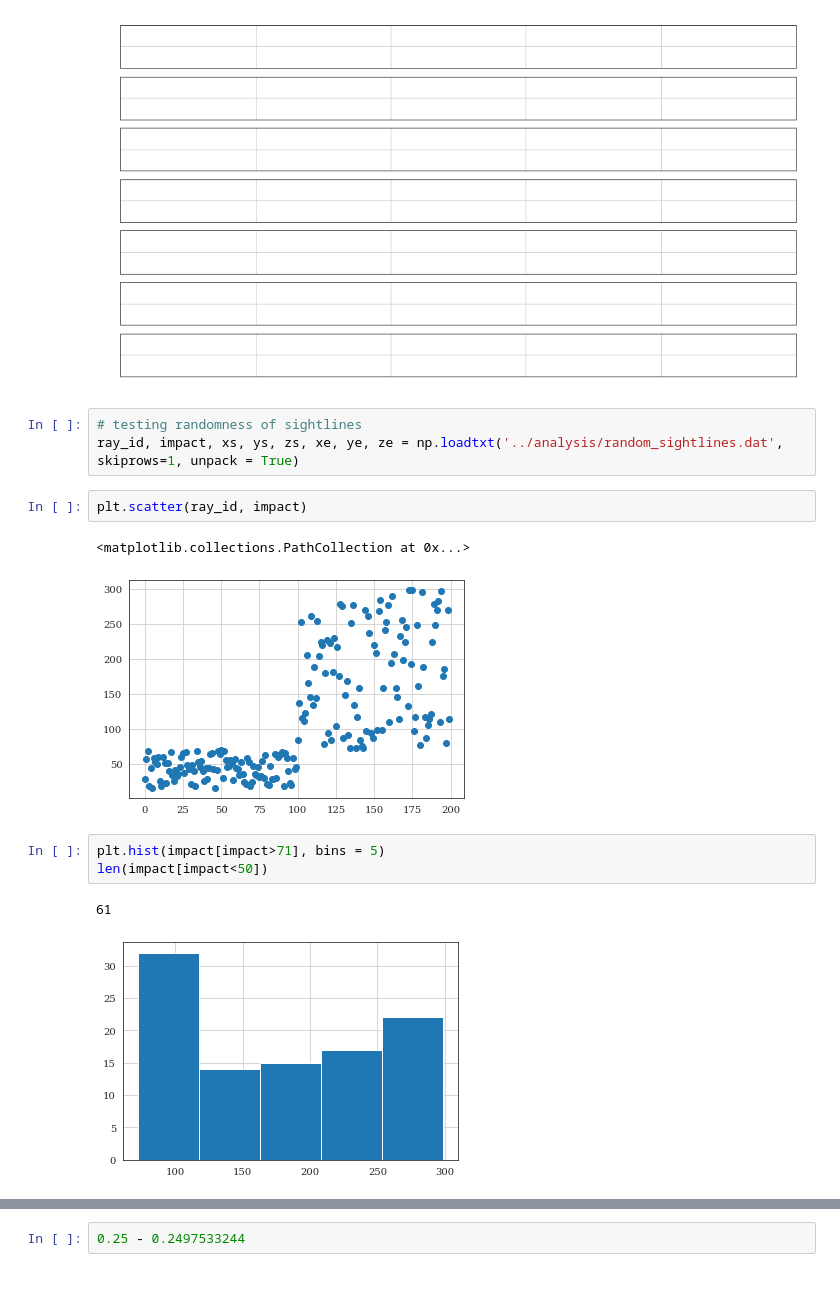
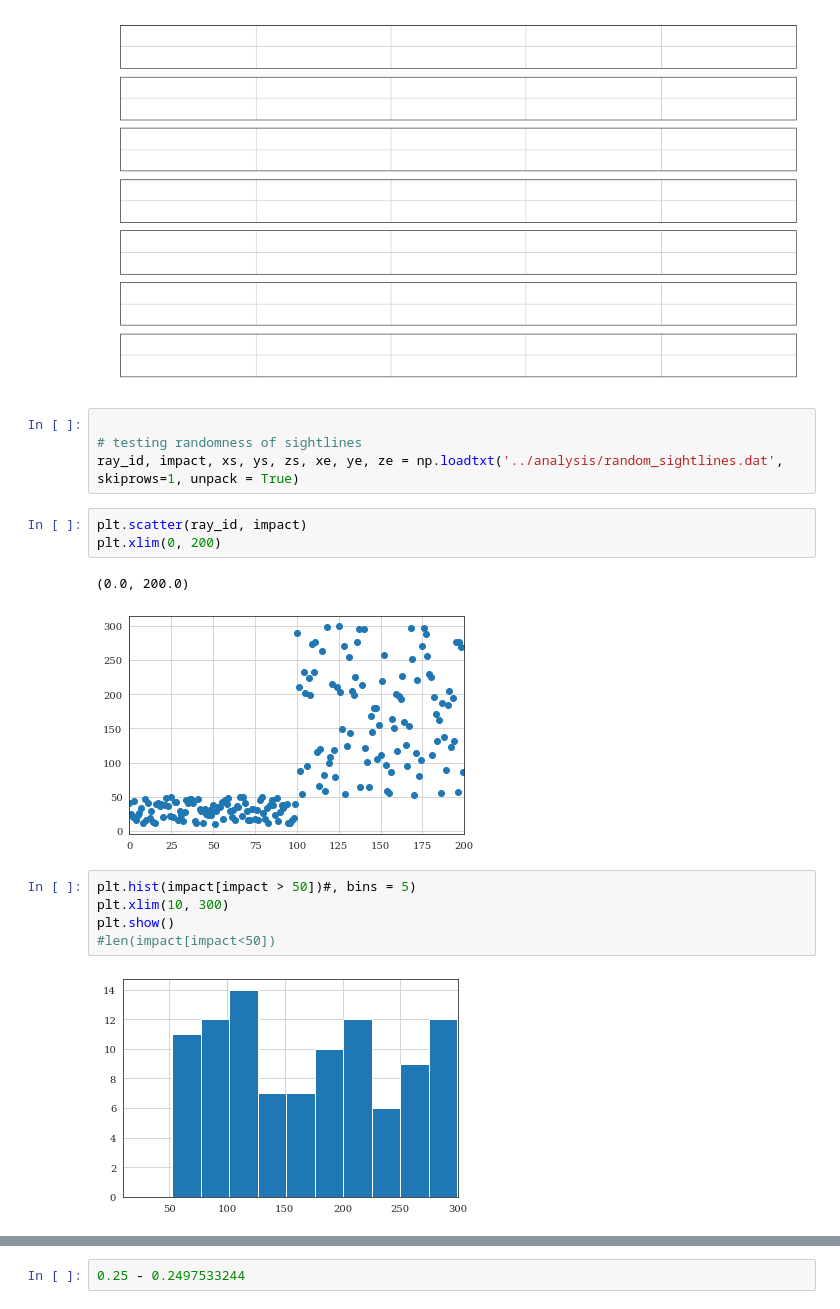
Before and after one commit to ibutsky/synthetic_spectra, a Jupyter notebook: scripts/plotting/sightline_analysis.ipynb, the cells around one changed output, grey strips where cells are left out. Cells and saved outputs as stored; diff of their text form; blank space fills up the shorter version.

Commit message:
newest batch of spectra with focus on smaller impact parameters

```diff
--- a/scripts/plotting/sightline_analysis.ipynb
+++ b/scripts/plotting/sightline_analysis.ipynb
@@ -319,18 +316,21 @@ plt.savefig('test.png', dpi= 300)
 NameError: name 'get_cmap' is not defined
 [figure]
 # %%
+
 # testing randomness of sightlines
 ray_id, impact, xs, ys, zs, xe, ye, ze = np.loadtxt('../analysis/random_sightlines.dat', skiprows=1, unpack = True)
 # %%
 plt.scatter(ray_id, impact)
+plt.xlim(0, 200)
 # %% [output]
-<matplotlib.collections.PathCollection at 0x...>
+(0.0, 200.0)
-[figure, old version]
+[figure, new version]
 # %%
-plt.hist(impact[impact>71], bins = 5)
-len(impact[impact<50])
+plt.hist(impact[impact > 50])#, bins = 5)
+plt.xlim(10, 300)
+plt.show()
+#len(impact[impact<50])
 # %% [output]
-61
-[figure, old version]
+[figure, new version]
 # %%
 fig, ax = plt.subplots(figsize = (4, 4))
```
Also changed, not shown: parts of 2 cells of this notebook, 5 other files.
